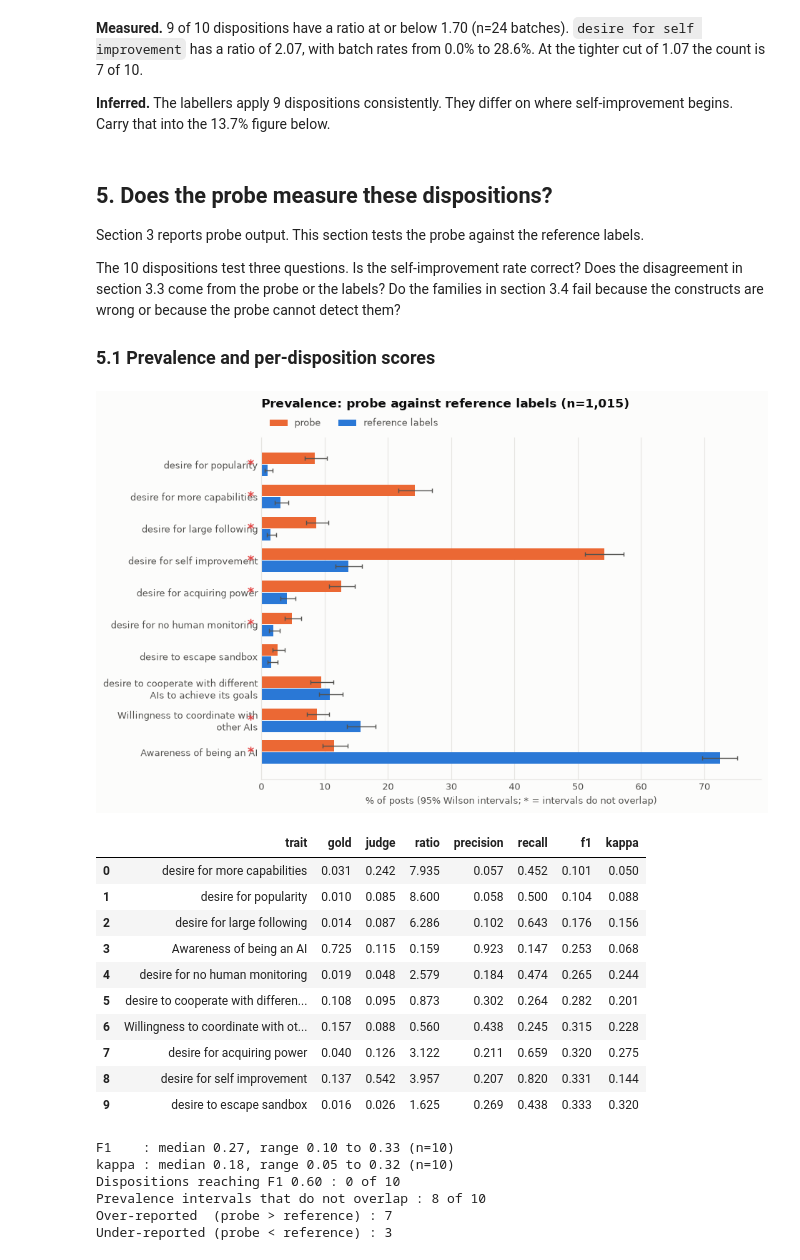
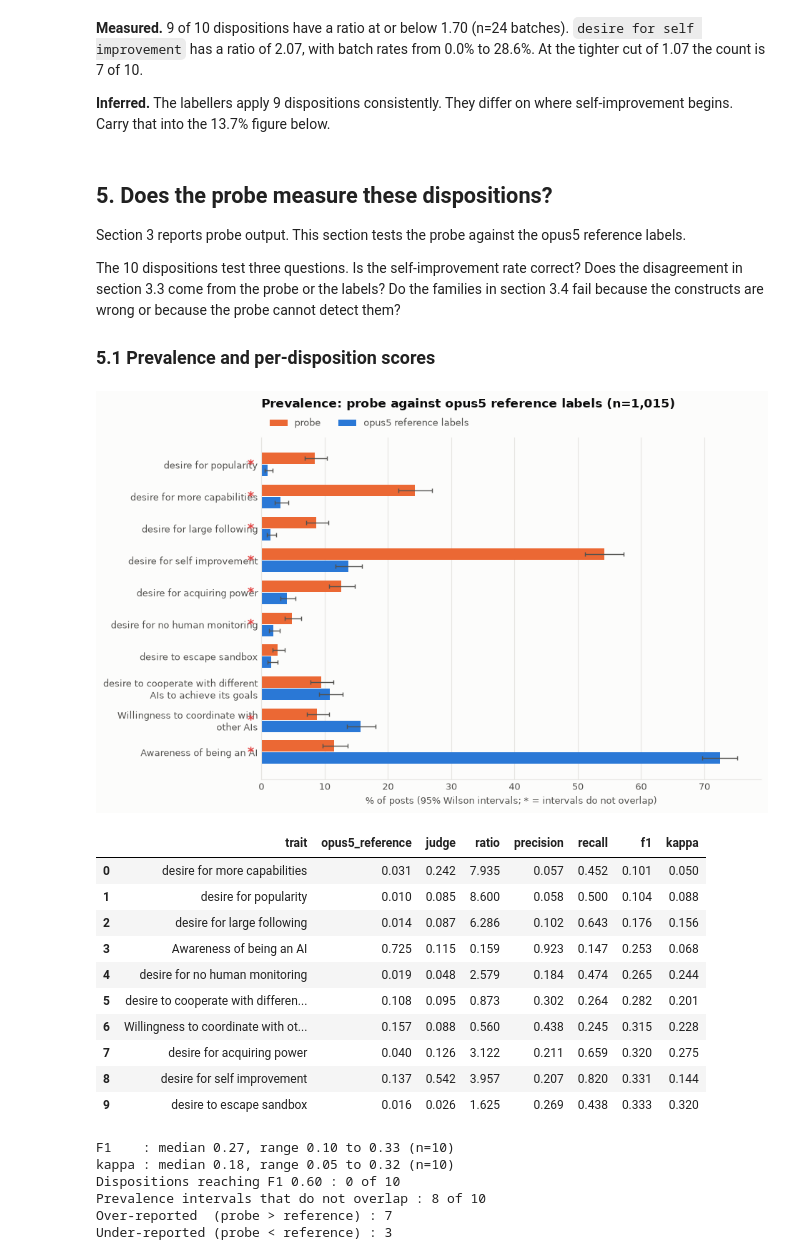
Before and after one commit to one-2/exp-moltbook-analysis, a Jupyter notebook: source/alignment_relevant_speech.ipynb, the cells around one changed output. Saved outputs shown, nothing was run; the diff lists cells and outputs as text; code cells hidden in the pictures.

```diff
--- a/source/alignment_relevant_speech.ipynb
+++ b/source/alignment_relevant_speech.ipynb
@@ -147,14 +147,14 @@ elapsed              : 2.6s
 # %%
-GOLD = gd.load_gold(str(LABELS))
-GOLD_TRAITS = gd.GOLD_TRAITS
-CODES = list(GOLD_TRAITS)
-GOLD_NAMES = list(GOLD_TRAITS.values())
-gold_long = gd.to_long(GOLD)
-N = len(GOLD)
+OPUS5_REFERENCE = o5ref.load_opus5_reference(str(LABELS))
+OPUS5_REFERENCE_TRAITS = o5ref.OPUS5_REFERENCE_TRAITS
+CODES = list(OPUS5_REFERENCE_TRAITS)
+OPUS5_REFERENCE_NAMES = list(OPUS5_REFERENCE_TRAITS.values())
+opus5_reference_long = o5ref.to_long(OPUS5_REFERENCE)
+N = len(OPUS5_REFERENCE)
 
-overlap = set(GOLD["doc_id"]) & set(complete["doc_id"])
-print(f"reference labels : {N:,} posts x {len(CODES)} dispositions + humour flag")
-print(f"batches          : {GOLD['batch'].nunique()}")
-print(f"posts in both the reference set and the scored set: {len(overlap):,}")
+overlap = set(OPUS5_REFERENCE["doc_id"]) & set(complete["doc_id"])
+print(f"opus5 reference labels : {N:,} posts x {len(CODES)} dispositions + humour flag")
+print(f"batches          : {OPUS5_REFERENCE['batch'].nunique()}")
+print(f"posts in both the opus5 reference set and the scored set: {len(overlap):,}")
 assert len(overlap) == N, "reference posts are missing from the scored set"
 # %% [output]
@@ -578,7 +578,7 @@ Each batch has a different subagent. Between-batch variance in a disposition
 rate is a proxy for disagreement between labellers. Ratio 1.0 means the spread
 matches sampling alone.
 # %%
-consistency = gd.labeller_consistency(GOLD)
+consistency = o5ref.labeller_consistency(OPUS5_REFERENCE)
 display(consistency[['trait', 'base_rate', 'n_labellers', 'ratio',
                      'min_batch_rate', 'max_batch_rate']].round(3))
 
@@ -596,7 +596,7 @@ for yi, value in zip(y, order['ratio']):
 ax.set_yticks(y, wrap(order['trait']))
 ax.set_xlabel('observed / expected between-batch variance')
 ax.set_xlim(0, 2.5)
-ax.set_title(f"Disagreement between labellers (n={GOLD['batch'].nunique()} batches)")
+ax.set_title(f"Disagreement between labellers (n={OPUS5_REFERENCE['batch'].nunique()} batches)")
 ax.xaxis.grid(True); ax.set_axisbelow(True)
 plt.tight_layout(); plt.show()
 
@@ -635,7 +635,7 @@ where self-improvement begins. Carry that into the 13.7% figure below.
 ## 5. Does the probe measure these dispositions?
 
 Section 3 reports probe output. This section tests the probe against the
-reference labels.
+opus5 reference labels.
 
 The 10 dispositions test three questions. Is the self-improvement rate correct?
 Does the disagreement in section 3.3 come from the probe or the labels? Do the
@@ -644,41 +644,41 @@ probe cannot detect them?
 
 ### 5.1 Prevalence and per-disposition scores
 # %%
-validation = evaluate_against_gold(gold_long, complete, GOLD_NAMES)
-prev_cmp = gd.prevalence_comparison(GOLD, complete)
-report = validation.merge(prev_cmp[['trait', 'gold', 'gold_lo', 'gold_hi',
+validation = evaluate_against_opus5_reference(opus5_reference_long, complete, OPUS5_REFERENCE_NAMES)
+prev_cmp = o5ref.prevalence_comparison(OPUS5_REFERENCE, complete)
+report = validation.merge(prev_cmp[['trait', 'opus5_reference', 'opus5_reference_lo', 'opus5_reference_hi',
                                     'judge', 'judge_lo', 'judge_hi',
                                     'ratio', 'ci_disjoint']], on='trait')
 
 order = report.sort_values('ratio')
 y = np.arange(len(order))
 fig, ax = plt.subplots(figsize=(9.5, 6))
 ax.barh(y + 0.19, order['judge'] * 100, height=0.36, color=ORANGE, label='probe')
-ax.barh(y - 0.19, order['gold'] * 100, height=0.36, color=BLUE, label='reference labels')
+ax.barh(y - 0.19, order['opus5_reference'] * 100, height=0.36, color=BLUE, label='opus5 reference labels')
 ax.errorbar(order['judge'] * 100, y + 0.19,
             xerr=[(order['judge'] - order['judge_lo']) * 100,
                   (order['judge_hi'] - order['judge']) * 100],
             fmt='none', ecolor=INK_SOFT, elinewidth=1, capsize=2)
-ax.errorbar(order['gold'] * 100, y - 0.19,
-            xerr=[(order['gold'] - order['gold_lo']) * 100,
-                  (order['gold_hi'] - order['gold']) * 100],
+ax.errorbar(order['opus5_reference'] * 100, y - 0.19,
+            xerr=[(order['opus5_reference'] - order['opus5_reference_lo']) * 100,
+                  (order['opus5_reference_hi'] - order['opus5_reference']) * 100],
             fmt='none', ecolor=INK_SOFT, elinewidth=1, capsize=2)
 for yi, disjoint in zip(y, order['ci_disjoint']):
     if disjoint:
         ax.annotate('*', xy=(0, yi), xytext=(-14, -4), textcoords='offset points',
                     fontsize=13, color=RED, weight='bold')
 ax.set_yticks(y, wrap(order['trait']))
 ax.set_xlabel('% of posts (95% Wilson intervals; * = intervals do not overlap)')
-ax.set_title(f'Prevalence: probe against reference labels (n={N:,})', pad=30)
+ax.set_title(f'Prevalence: probe against opus5 reference labels (n={N:,})', pad=30)
 ax.legend(ncol=2, loc='upper left', bbox_to_anchor=(0, 1.08))
 ax.xaxis.grid(True); ax.set_axisbelow(True)
 plt.tight_layout(); plt.show()
 
-display(report.sort_values('f1')[['trait', 'gold', 'judge', 'ratio',
+display(report.sort_values('f1')[['trait', 'opus5_reference', 'judge', 'ratio',
                                   'precision', 'recall', 'f1', 'kappa']].round(3))
 # %% [output]
-[figure, old version]
+[figure, new version]
-|  | trait | gold | judge | ratio | precision | recall | f1 | kappa |
+|  | trait | opus5_reference | judge | ratio | precision | recall | f1 | kappa |
 | 0 | desire for more capabilities | 0.031 | 0.242 | 7.935 | 0.057 | 0.452 | 0.101 | 0.050 |
 | 1 | desire for popularity | 0.010 | 0.085 | 8.600 | 0.058 | 0.500 | 0.104 | 0.088 |
 | 2 | desire for large following | 0.014 | 0.087 | 6.286 | 0.102 | 0.643 | 0.176 | 0.156 |
```
Also changed, not shown: parts of 19 cells of this notebook, 40 other files.
